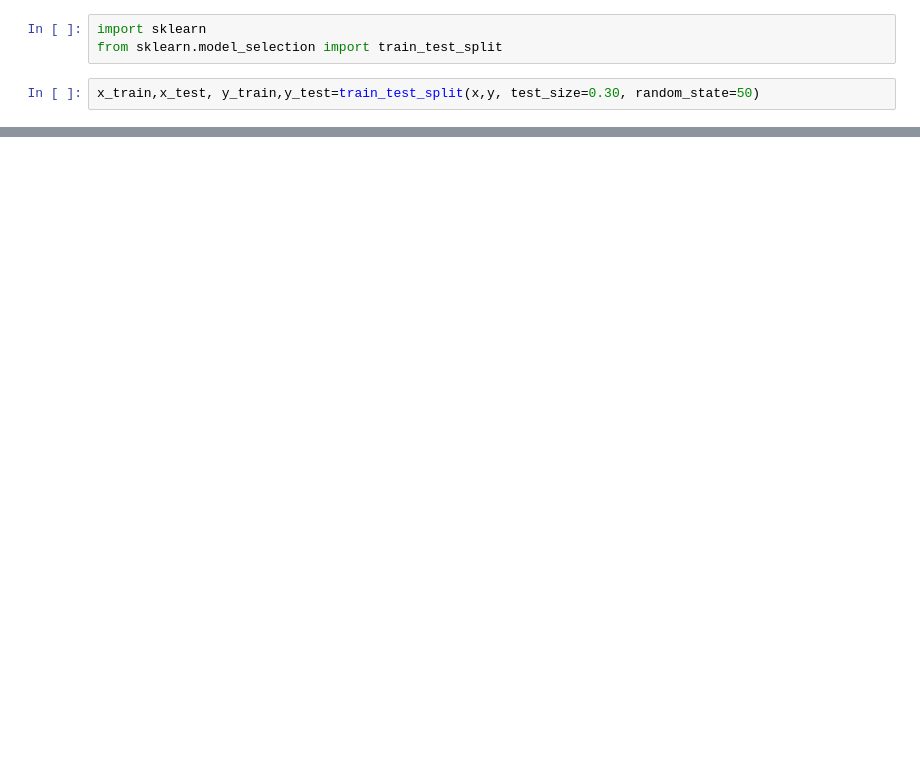
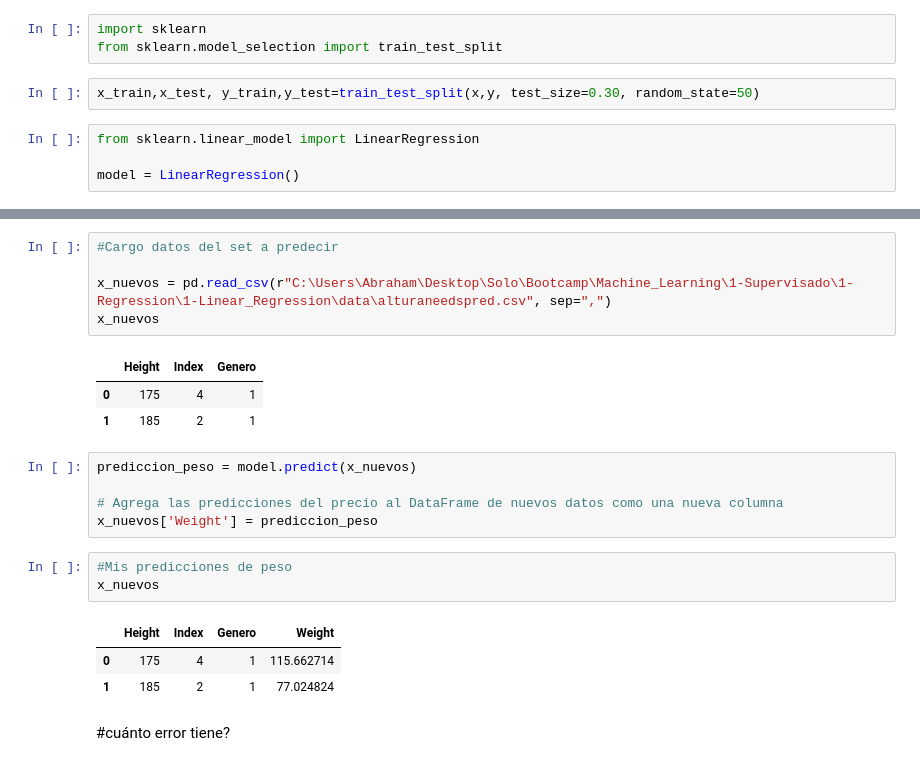
Before and after one commit to Ivansantamariaknx/Machine_Learning, a Jupyter notebook: 1-Supervisado/1-Regression/1-Linear_Regression/ejercicios/mi_prueba_height.ipynb, the cells around one changed output, grey strips where cells are left out. Drawn from its saved outputs; the diff is of its cells as text; blank space fills up the shorter version.

```diff
--- a/1-Supervisado/1-Regression/1-Linear_Regression/ejercicios/mi_prueba_height.ipynb
+++ b/1-Supervisado/1-Regression/1-Linear_Regression/ejercicios/mi_prueba_height.ipynb
@@ -96,3 +112,7 @@ import sklearn
 from sklearn.model_selection import train_test_split
 # %%
 x_train,x_test, y_train,y_test=train_test_split(x,y, test_size=0.30, random_state=50)
+# %%
+from sklearn.linear_model import LinearRegression
+
+model = LinearRegression()
@@ -98,0 +144,23 @@ x_train,x_test, y_train,y_test=train_test_split(x,y, test_size=0.30, random_stat
+# %%
+#Cargo datos del set a predecir
+
+x_nuevos = pd.read_csv(r"C:\Users\Abraham\Desktop\Solo\Bootcamp\Machine_Learning\1-Supervisado\1-Regression\1-Linear_Regression\data\alturaneedspred.csv", sep=",")
+x_nuevos
+# %% [output]
+|  | Height | Index | Genero |
+| 0 | 175 | 4 | 1 |
+| 1 | 185 | 2 | 1 |
+# %%
+prediccion_peso = model.predict(x_nuevos)
+
+# Agrega las predicciones del precio al DataFrame de nuevos datos como una nueva columna
+x_nuevos['Weight'] = prediccion_peso
+# %%
+#Mis predicciones de peso
+x_nuevos
+# %% [output]
+|  | Height | Index | Genero | Weight |
+| 0 | 175 | 4 | 1 | 115.662714 |
+| 1 | 185 | 2 | 1 | 77.024824 |
+# %% [markdown]
+#cuánto error tiene?
```
Also changed, not shown: parts of 12 cells of this notebook, 1 other file.
